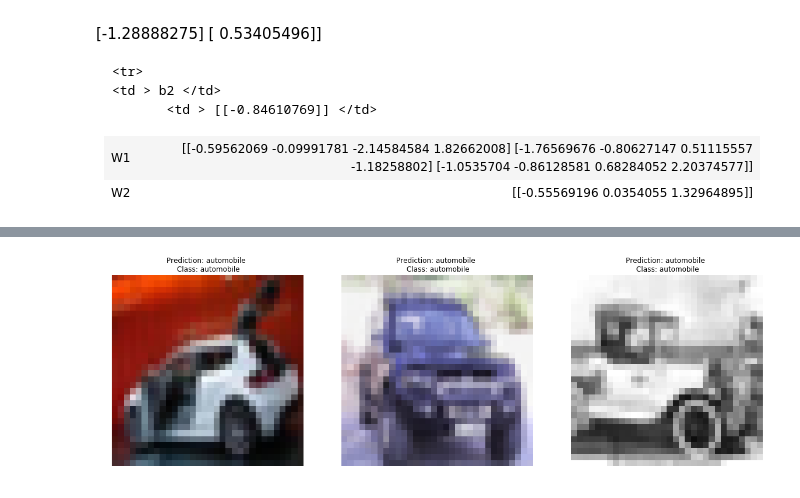
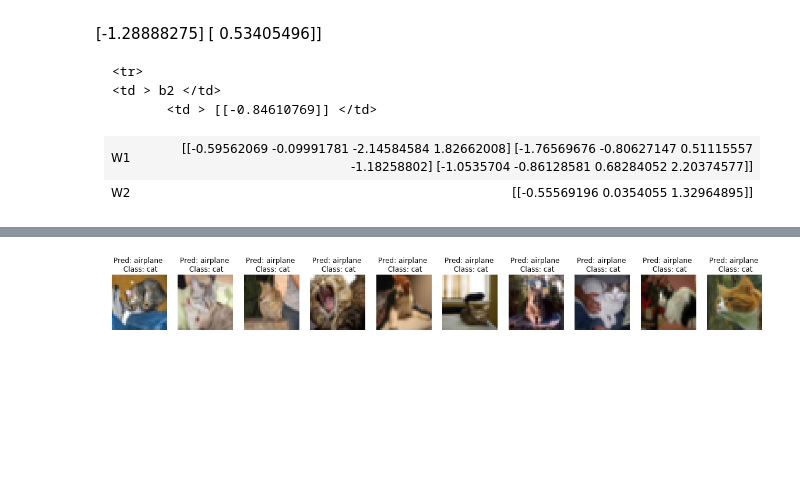
Before and after one commit to duodecimo/duodecimoMachineLearning, a Jupyter notebook: duodecimoMachineLearningCodes/python/deepLearning/duoDeepLearningL_LayerNN.ipynb, the cells around one changed output, grey strips where cells are left out. Cells and saved outputs as stored; diff of their text form; code cells hidden in the pictures; blank space fills up the shorter version.

Commit message:
jupyter notebook l-layer NN

```diff
--- a/duodecimoMachineLearningCodes/python/deepLearning/duoDeepLearningL_LayerNN.ipynb
+++ b/duodecimoMachineLearningCodes/python/deepLearning/duoDeepLearningL_LayerNN.ipynb
@@ -1005,0 +1071,3 @@ b2 = [[-0.84610769]]
+# %%
+# train the model
+parameters = L_layer_model(train_x, train_y, layers_dims, num_iterations = 2500, print_cost = True)
@@ -1020,19 +1107,9 @@ def predict(X, y, parameters):
     n = len(parameters) // 2 # number of layers in the neural network
     p = np.zeros((1,m))
 
-    # Get W1, b1, W2 and b2 from the dictionary parameters.
-    W1 = parameters["W1"]
-    b1 = parameters["b1"]
-    W2 = parameters["W2"]
-    b2 = parameters["b2"]
-
     # Forward propagation
 
-    A1, cache1 = linear_activation_forward(X, W1, b1, "relu")
-    probas, cache2 = linear_activation_forward(A1, W2, b2, "sigmoid")
-
-    #probas, caches = L_model_forward(X, parameters)
-
+    probas, caches = L_model_forward(X, parameters)
 
     # convert probas to 0/1 predictions
     for i in range(0, probas.shape[1]):
@@ -1042,8 +1119,8 @@ def predict(X, y, parameters):
             p[0,i] = 0
 
     #print results
-    #print ("predictions: " + str(p))
-    #print ("true labels: " + str(y))
+    print ("predictions: " + str(p))
+    print ("true labels: " + str(y))
     print("Accuracy: "  + str(np.sum((p == y)/m)))
 
     return p
@@ -1129,10 +1126,0 @@ def two_layer_model(X, Y, layers_dims, learning_rate = 0.0000085, num_iterations
-# %%
-### CONSTANTS DEFINING THE MODEL ####
-n_x = 3072
-# num_px * num_px * 3
-n_h = 7
-n_y = 1
-layers_dims = (n_x, n_h, n_y)
-
-#parameters = two_layer_model(train_x, train_y, layers_dims = (n_x, n_h, n_y), num_iterations = 2500, print_cost=True)
-parameters = two_layer_model(train_x, train_y, layers_dims, num_iterations = 2500, print_cost=True)
@@ -1166,9 +1152,10 @@ Accuracy: 0.06
 # %%
-def print_mislabeled_images(classes, X, y, p):
+def print_mislabeled_images(classes, X, y, ly, p):
     """
     Plots images where predictions and truth were different.
     X -- dataset
-    y -- true labels
+    y -- true if label = 3 (cat), otherwise false
+    ly -- true label values
     p -- predictions
     """
     a = p + y
@@ -1180,13 +1167,10 @@ def print_mislabeled_images(classes, X, y, p):
 
         plt.subplot(2, num_images, i + 1)
         plt.imshow(X[:,index].reshape(3,32,32).transpose(1,2,0), interpolation='nearest')
-        #plt.imshow(X[:,index].reshape(32,32,3), interpolation='nearest')
         plt.axis('off')
-#        plt.title("Prediction: " + classes[int(p[0,index])].decode("utf-8") + " \n Class: " + \
-#                  classes[y[0,index]].decode("utf-8"))
-        plt.title("Prediction: " + classes[int(p[0,index])] + " \n Class: " + \
-                  classes[y[0,index]])
+        plt.title("Pred: " + classes[int(p[0,index])] + " \n Class: " + \
+                  classes[ly[0,index]])
 # %%
-print_mislabeled_images(classes, test_x, test_y, pred_test)
+print_mislabeled_images(classes, test_x, test_y, labels_test_y, pred_test)
 # %% [output]
-[figure, old version]
+[figure, new version]
```
Also changed, not shown: parts of 9 cells of this notebook.
